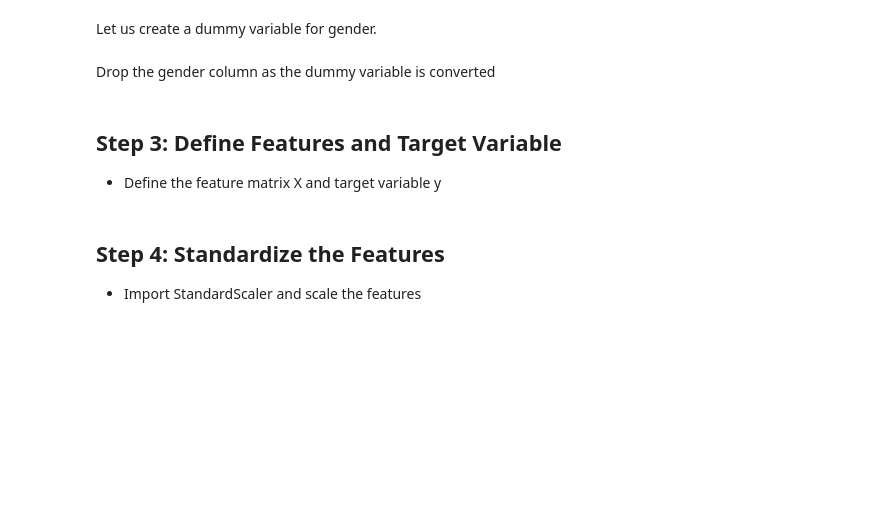
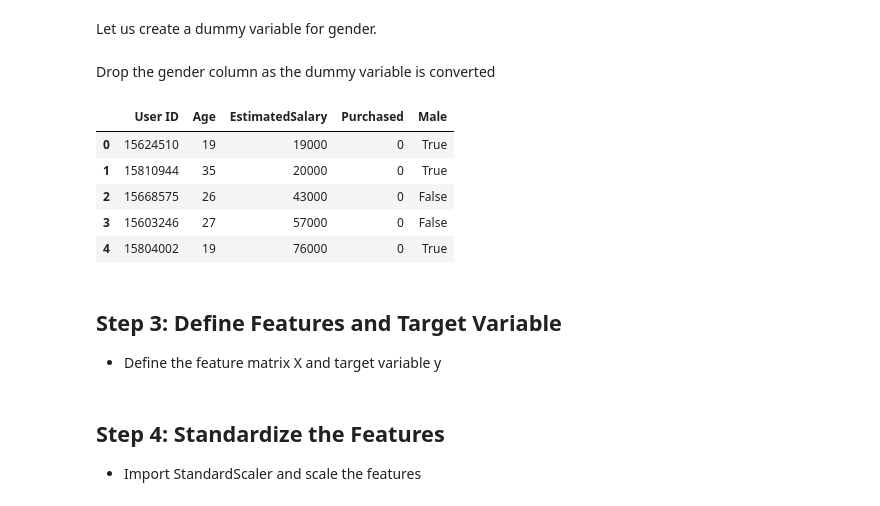
Before and after one commit to mobeloper/machinelearning, a Jupyter notebook: Lesson_05_Classification_and_Its_Applications/5.10_Applying_K_Nearest_Neighbours/5.10_Applying_K_Nearest_Neighbors.ipynb, the cells around one changed output. Drawn from its saved outputs; the diff is of its cells as text; code cells hidden in the pictures; blank space fills up the shorter version.

```diff
--- a/Lesson_05_Classification_and_Its_Applications/5.10_Applying_K_Nearest_Neighbours/5.10_Applying_K_Nearest_Neighbors.ipynb
+++ b/Lesson_05_Classification_and_Its_Applications/5.10_Applying_K_Nearest_Neighbours/5.10_Applying_K_Nearest_Neighbors.ipynb
@@ -69,6 +70,15 @@ df = pd.concat([df,Gender],axis=1)
 Drop the gender column as the dummy variable is converted
 # %%
 df.drop(['Gender'],axis=1,inplace=True)
+# %%
+df.head()
+# %% [output]
+|  | User ID | Age | EstimatedSalary | Purchased | Male |
+| 0 | 15624510 | 19 | 19000 | 0 | True |
+| 1 | 15810944 | 35 | 20000 | 0 | True |
+| 2 | 15668575 | 26 | 43000 | 0 | False |
+| 3 | 15603246 | 27 | 57000 | 0 | False |
+| 4 | 15804002 | 19 | 76000 | 0 | True |
 # %% [markdown]
 ## Step 3: Define Features and Target Variable
 
```
Also changed, not shown: parts of 8 cells of this notebook.
